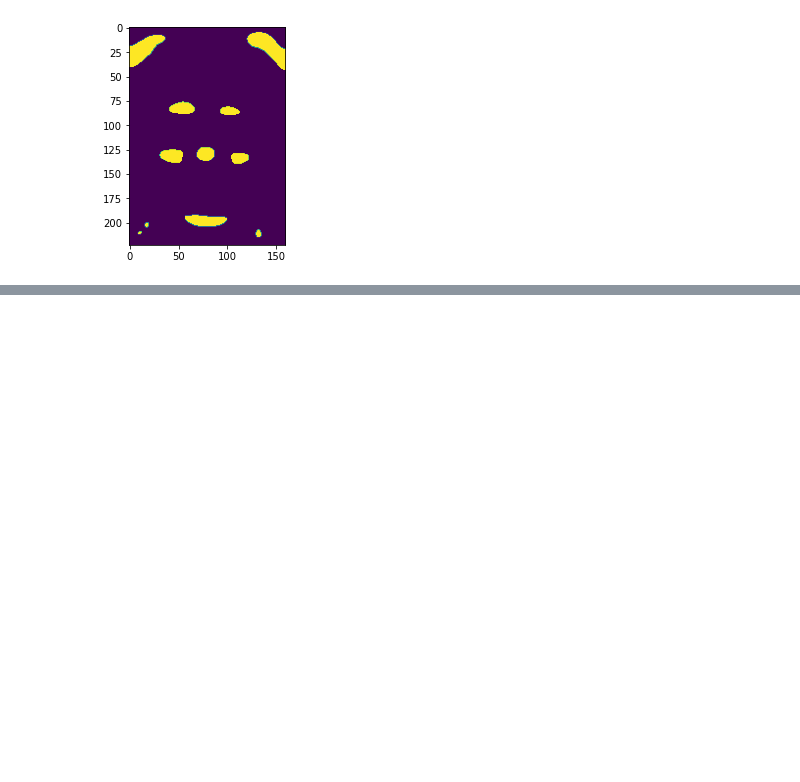
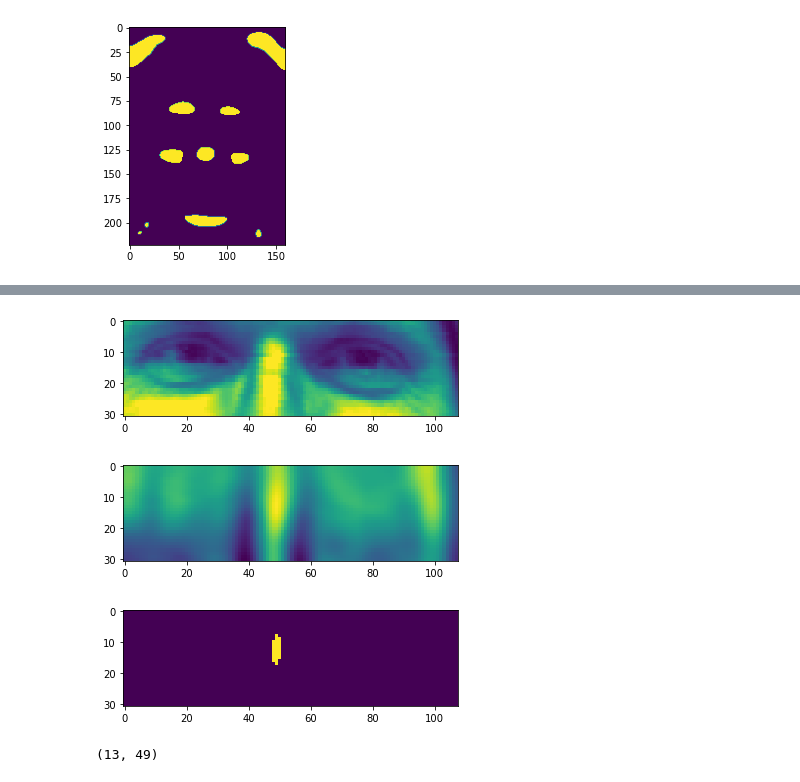
Before and after one commit to ariatara/cs445-final-project, a Jupyter notebook: eye_detection_testing.ipynb, the cells around one changed output, grey strips where cells are left out. Drawn from its saved outputs; the diff is of its cells as text; code cells hidden in the pictures; blank space fills up the shorter version.

```diff
--- a/eye_detection.ipynb
+++ b/eye_detection_testing.ipynb
@@ -450,0 +464,19 @@ plt.show()
+# %%
+haar_fil_eye = cv2.filter2D(src=eye_crop, ddepth=-1, kernel=haar_eye)
+haar_fil_eye = haar_fil_eye - np.mean(haar_fil_eye)
+thresh_eye = (haar_fil_eye > np.max(haar_fil_eye)*0.9)*1.0
+
+plt.imshow(eye_crop)
+plt.show()
+
+plt.imshow(haar_fil_eye)
+plt.show()
+
+plt.imshow(thresh_eye)
+plt.show()
+
+binary_img = (thresh1*100).astype("uint8")
+# %% [output]
+[figure, added]
+[figure, added]
+[figure, added]
@@ -450,0 +485,4 @@ plt.show()
+# %%
+idx
+# %% [output]
+(13, 49)
```
Also changed, not shown: parts of 24 cells of this notebook, 3 other files.
